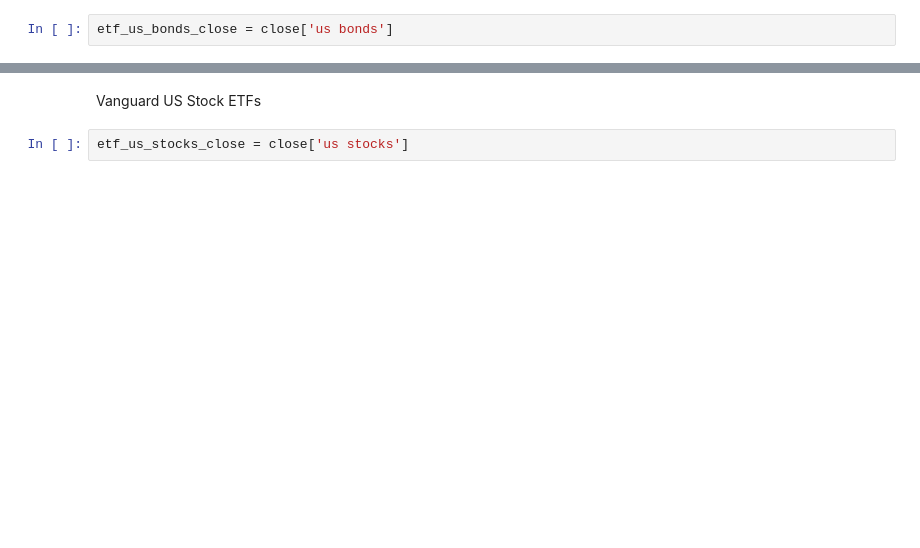
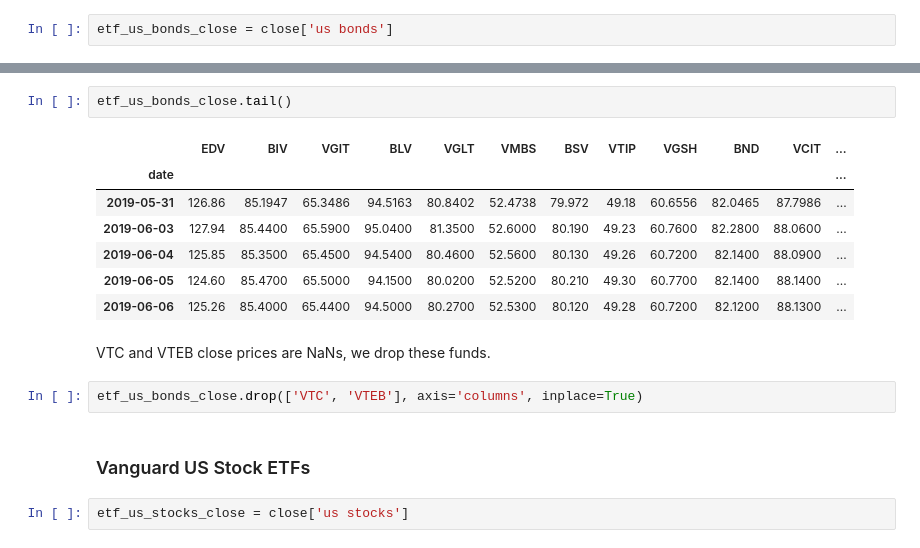
Before and after one commit to DinodC/investing-etf-kelly, a Jupyter notebook: investing_etf_kelly_01.ipynb, the cells around one changed output, grey strips where cells are left out. Cells and saved outputs as stored; diff of their text form; blank space fills up the shorter version.

```diff
--- a/investing_etf_kelly_01.ipynb
+++ b/investing_etf_kelly_01.ipynb
@@ -325,4 +314,18 @@ etf_us_bonds_close = close['us bonds']
+# %%
+etf_us_bonds_close.tail()
+# %% [output]
+|  | EDV | BIV | VGIT | BLV | VGLT | VMBS | BSV | VTIP | VGSH | BND | VCIT | ... |
+| date |  |  |  |  |  |  |  |  |  |  |  | ... |
+| 2019-05-31 | 126.86 | 85.1947 | 65.3486 | 94.5163 | 80.8402 | 52.4738 | 79.972 | 49.18 | 60.6556 | 82.0465 | 87.7986 | ... |
+| 2019-06-03 | 127.94 | 85.4400 | 65.5900 | 95.0400 | 81.3500 | 52.6000 | 80.190 | 49.23 | 60.7600 | 82.2800 | 88.0600 | ... |
+| 2019-06-04 | 125.85 | 85.3500 | 65.4500 | 94.5400 | 80.4600 | 52.5600 | 80.130 | 49.26 | 60.7200 | 82.1400 | 88.0900 | ... |
+| 2019-06-05 | 124.60 | 85.4700 | 65.5000 | 94.1500 | 80.0200 | 52.5200 | 80.210 | 49.30 | 60.7700 | 82.1400 | 88.1400 | ... |
+| 2019-06-06 | 125.26 | 85.4000 | 65.4400 | 94.5000 | 80.2700 | 52.5300 | 80.120 | 49.28 | 60.7200 | 82.1200 | 88.1300 | ... |
+# %% [markdown]
+VTC and VTEB close prices are NaNs, we drop these funds.
+# %%
+etf_us_bonds_close.drop(['VTC', 'VTEB'], axis='columns', inplace=True)
 # %% [markdown]
-Vanguard US Stock ETFs
+### Vanguard US Stock ETFs
 # %%
 etf_us_stocks_close = close['us stocks']
```
Also changed, not shown: parts of 52 cells of this notebook, 6 other files.
